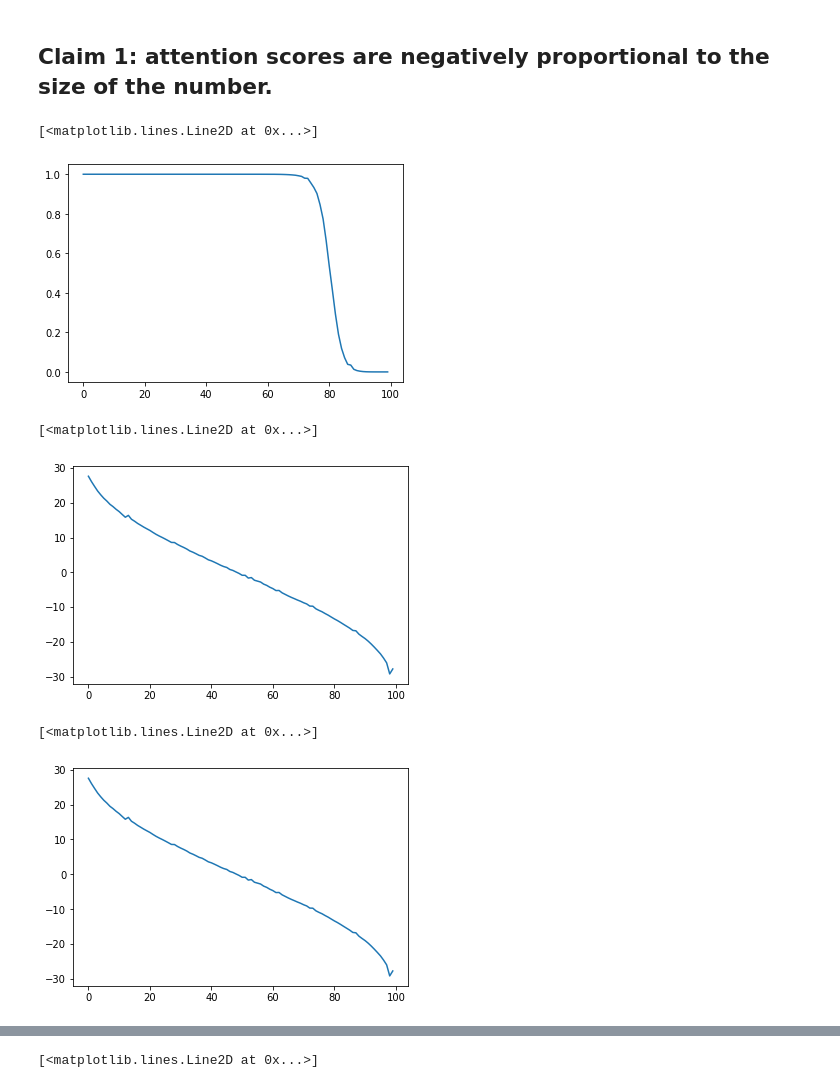
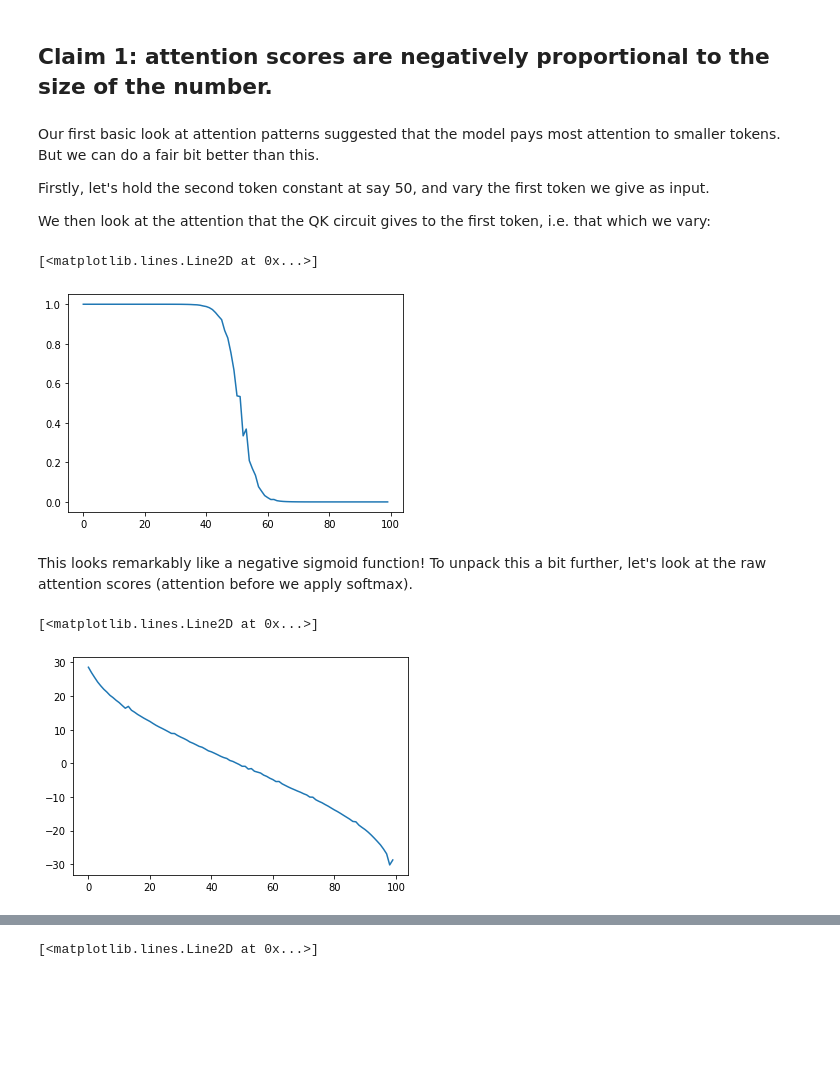
Before and after one commit to ojorgensen/min-list, a Jupyter notebook: min_list_final.ipynb, the cells around one changed output, grey strips where cells are left out. Cells and saved outputs as stored; diff of their text form; code cells hidden in the pictures; blank space fills up the shorter version.

Commit message:
First draft almost finished

```diff
--- a/min_list_final.ipynb
+++ b/min_list_final.ipynb
@@ -331,0 +342,3 @@ In order to understand the following analysis, I think that it is pretty importa
+# %%
+input = torch.tensor(np.random.choice(100,2))
+small_model.run_with_cache(input)[0].shape
@@ -333,6 +354,3 @@ In order to understand the following analysis, I think that it is pretty importa
 Ole note: do I need to include this?
 # %% [markdown]
 #Super Basic Interpretability
-# %%
-input = np.random.choice(100,2)
-input
@@ -369,39 +391,36 @@ Overall, I think the algorithm being carried out by the transformer is:
 2. Then, once we are paying attention to a number, we are going to simply copy over the vector corresponding to that number, and add it to the residual stream. (uncertain: if the size of the vector we copy over is really big, then it will dwarf the original vector in the residual stream. This essentially means it is just replacing the original vector with the new one!)
 # %% [markdown]
 ## Claim 1: attention scores are negatively proportional to the size of the number.
+# %% [markdown]
+Our first basic look at attention patterns suggested that the model pays most attention to smaller tokens. But we can do a fair bit better than this.
+
+Firstly, let's hold the second token constant at say 50, and vary the first token we give as input.
+
+We then look at the attention that the QK circuit gives to the first token, i.e. that which we vary:
 # %%
 # Hold the second token constant, look at the attention pattern
 attn_to_i = []
 for i in range(100):
-  input = torch.tensor([i, 80])
+  input = torch.tensor([i, 50])
   logits, cache = small_model.run_with_cache(input, remove_batch_dim = True)
   attn_pattern = cache["pattern", 0, "attn"]
   attn_to_i.append(float(attn_pattern[0][-1][0]))
 
 plt.plot(range(100), attn_to_i)
 # %% [output]
 [<matplotlib.lines.Line2D at 0x...>]
-[figure, old version]
+[figure, new version]
+# %% [markdown]
+This looks remarkably like a negative sigmoid function! To unpack this a bit further, let's look at the raw attention scores (attention before we apply softmax).
 # %%
-# Hold the second token constant, look at the attention pattern
-attn_to_69 = []
-attn_to_42 = []
+attn_to_i = []
 for i in range(100):
-  input69 = torch.tensor([i, 69])
-  logits, cache = small_model.run_with_cache(input69, remove_batch_dim = True)
-  attn_pattern69 = cache["attn_scores", 0, "attn"]
-  attn_to_69.append(float(attn_pattern69[0][-1][0]))
-  input42 = torch.tensor([i, 42])
-  logits, cache = small_model.run_with_cache(input42, remove_batch_dim = True)
-  attn_pattern42 = cache["attn_scores", 0, "attn"]
-  attn_to_42.append(float(attn_pattern42[0][-1][0]))
+  input = torch.tensor([i, 50])
+  logits, cache = small_model.run_with_cache(input, remove_batch_dim = True)
+  attn_pattern = cache["attn_scores", 0, "attn"]
+  attn_to_i.append(float(attn_pattern[0][-1][0]))
 
-plt.plot(range(100), attn_to_69)
+plt.plot(range(100),attn_to_i)
 # %% [output]
 [<matplotlib.lines.Line2D at 0x...>]
-[figure, old version]
+[figure, new version]
-# %%
-plt.plot(range(100), attn_to_42)
-# %% [output]
-[<matplotlib.lines.Line2D at 0x...>]
-[figure, removed]
```
Also changed, not shown: parts of 60 cells of this notebook.
